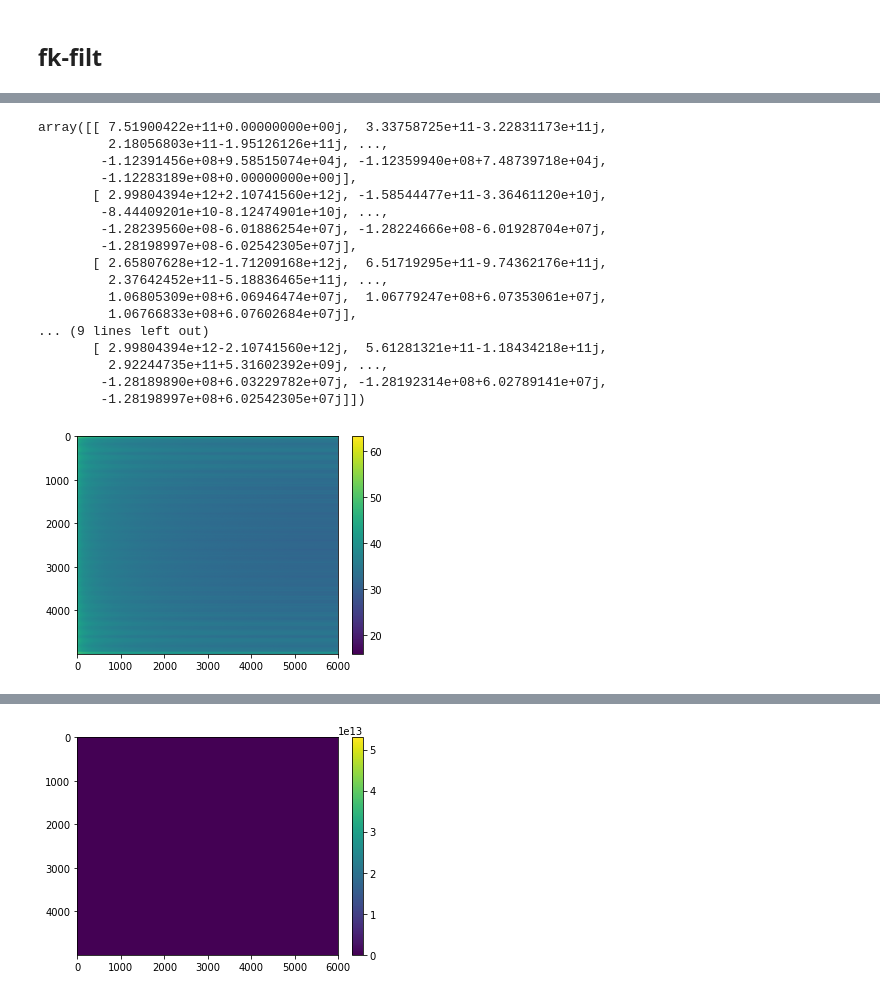
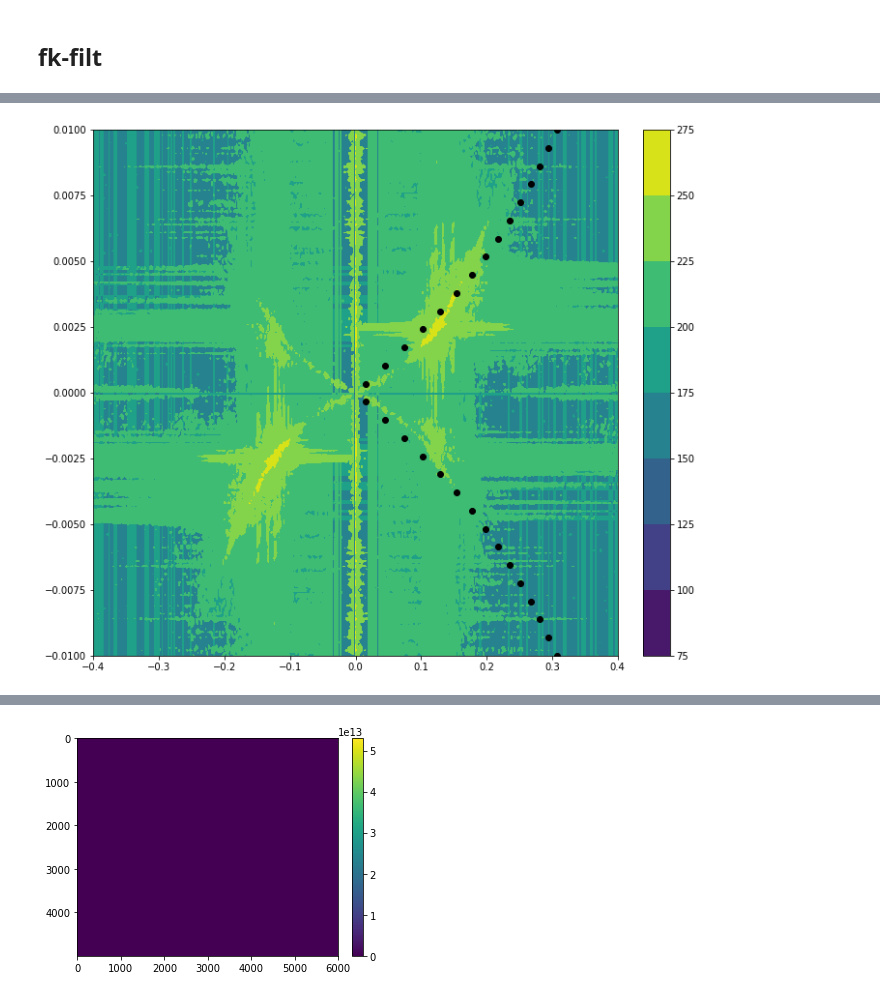
Before and after one commit to Laurd11/sindy-das-new, a Jupyter notebook: extras-testing.ipynb, the cells around one changed output, grey strips where cells are left out. Saved outputs shown, nothing was run; the diff lists cells and outputs as text; code cells hidden in the pictures.

```diff
--- a/extras-testing.ipynb
+++ b/extras-testing.ipynb
@@ -46,0 +60,20 @@ f.close()
+# %%
+full_dat = data[7500:12500,::20]
+
+for i in np.arange(8):
+    file = "South-C1-LR-95km-P1kHz-GL50m-SP2m-FS200Hz_2021-11-01T231"+str(i+2)+"14Z.h5"
+    f = h5py.File(path+file, 'r')
+    data = f['Acquisition']['Raw[0]']['RawData'][:, :].astype('int64')
+    timestamp = f['Acquisition']['Raw[0]']['RawDataTime'][:] / 1000000
+    f.close()
+
+    full_dat = np.hstack((full_dat,data[7500:12500,::20]))
+# %%
+for i in np.arange(5):
+    file = "South-C1-LR-95km-P1kHz-GL50m-SP2m-FS200Hz_2021-11-01T232"+str(i)+"14Z.h5"
+    f = h5py.File(path+file, 'r')
+    data = f['Acquisition']['Raw[0]']['RawData'][:, :].astype('int64')
+    timestamp = f['Acquisition']['Raw[0]']['RawDataTime'][:] / 1000000
+    f.close()
+
+    full_dat = np.hstack((full_dat,data[7500:12500,::20]))
@@ -49,30 +84,25 @@ sliced_data = data[7500:12500,:]
 # %%
-fk_dat = np.fft.rfftn(sliced_data)
+fk_dat = np.fft.fftn(full_dat)
+# N=12000
+# tf = np.fft.fftfreq(N, d=1/20)#[:N//2]
+xf = np.fft.fftfreq(5000, d=2)
 # %%
-fk_dat
+tf = np.fft.fftfreq(full_dat.shape[1], d=1/10)#[:N//2]
+
+X, Y = np.meshgrid(tf,xf)
-# %% [output]
-array([[ 7.51900422e+11+0.00000000e+00j,  3.33758725e+11-3.22831173e+11j,
-         2.18056803e+11-1.95126126e+11j, ...,
-        -1.12391456e+08+9.58515074e+04j, -1.12359940e+08+7.48739718e+04j,
-        -1.12283189e+08+0.00000000e+00j],
-       [ 2.99804394e+12+2.10741560e+12j, -1.58544477e+11-3.36461120e+10j,
-        -8.44409201e+10-8.12474901e+10j, ...,
-        -1.28239560e+08-6.01886254e+07j, -1.28224666e+08-6.01928704e+07j,
-        -1.28198997e+08-6.02542305e+07j],
-       [ 2.65807628e+12-1.71209168e+12j,  6.51719295e+11-9.74362176e+11j,
-         2.37642452e+11-5.18836465e+11j, ...,
-         1.06805309e+08+6.06946474e+07j,  1.06779247e+08+6.07353061e+07j,
-         1.06766833e+08+6.07602684e+07j],
-... (9 lines left out)
-       [ 2.99804394e+12-2.10741560e+12j,  5.61281321e+11-1.18434218e+11j,
-         2.92244735e+11+5.31602392e+09j, ...,
-        -1.28189890e+08+6.03229782e+07j, -1.28192314e+08+6.02789141e+07j,
-        -1.28198997e+08+6.02542305e+07j]])
 # %%
-vmin=2500
-vmax=np.amax(np.abs(fk_dat))
-im = plt.imshow(np.log(np.abs(fk_dat)**2))#,vmin=vmin, vmax=vmax)
-plt.colorbar(im, pad = 0.04)
+# vmin=2500
+# vmax=np.amax(np.abs(fk_dat))
+# im = plt.imshow(np.log(np.abs(fk_dat)**2))#,vmin=vmin, vmax=vmax)
+plt.figure(figsize=(12,10))
+cp = plt.contourf(X, Y, 10*np.log10(np.abs(fk_dat)**2))
+# plt.plot(np.linspace(-3,3,20), (1/1500)*np.linspace(-3,3,20),c="k")
+# plt.plot(np.linspace(-3,3,20), (1/300)*np.linspace(-3,3,20),c="k")
+plt.scatter(np.sqrt(9.8*np.linspace(-0.01,0.01,30)*np.tanh(200*np.linspace(-0.01,0.01,30))),
+            np.linspace(-0.01,0.01,30), c="k")
+plt.xlim(-0.4,0.4)
+plt.ylim(-0.01,0.01)
+plt.colorbar(cp, pad = 0.04)
 plt.show()
 # %% [output]
-[figure, old version]
+[figure, new version]
```
Also changed, not shown: parts of 11 cells of this notebook.
